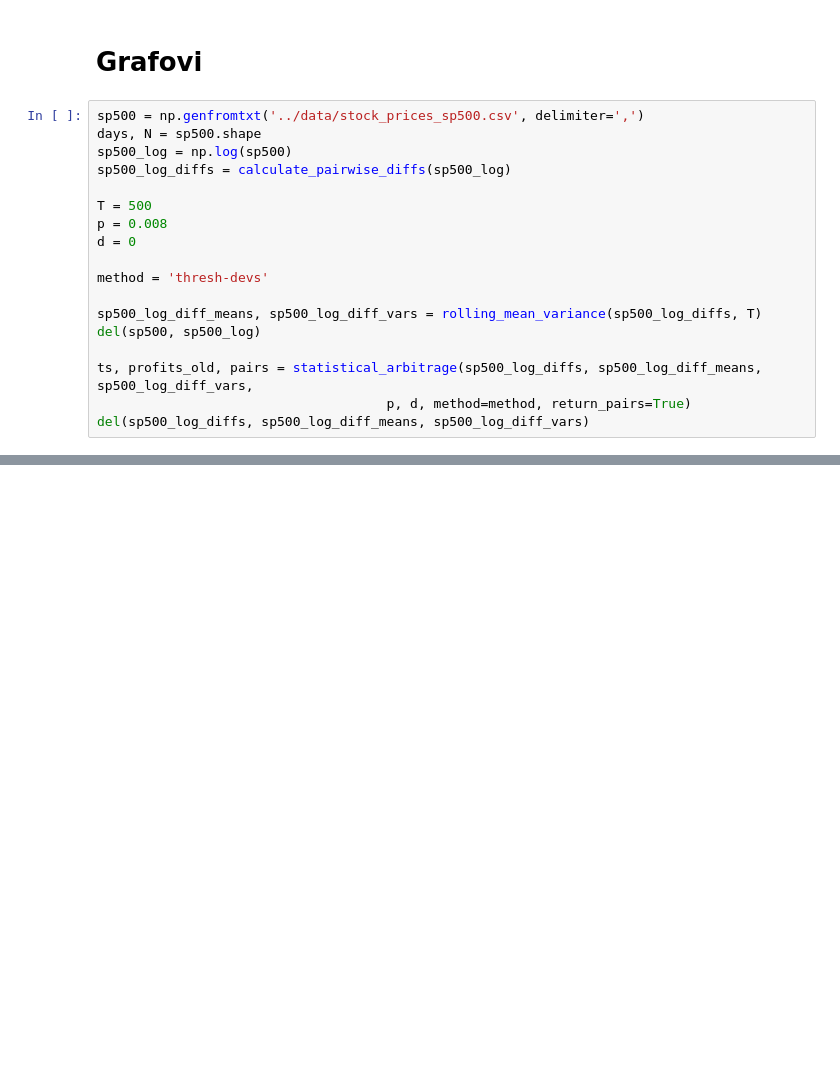
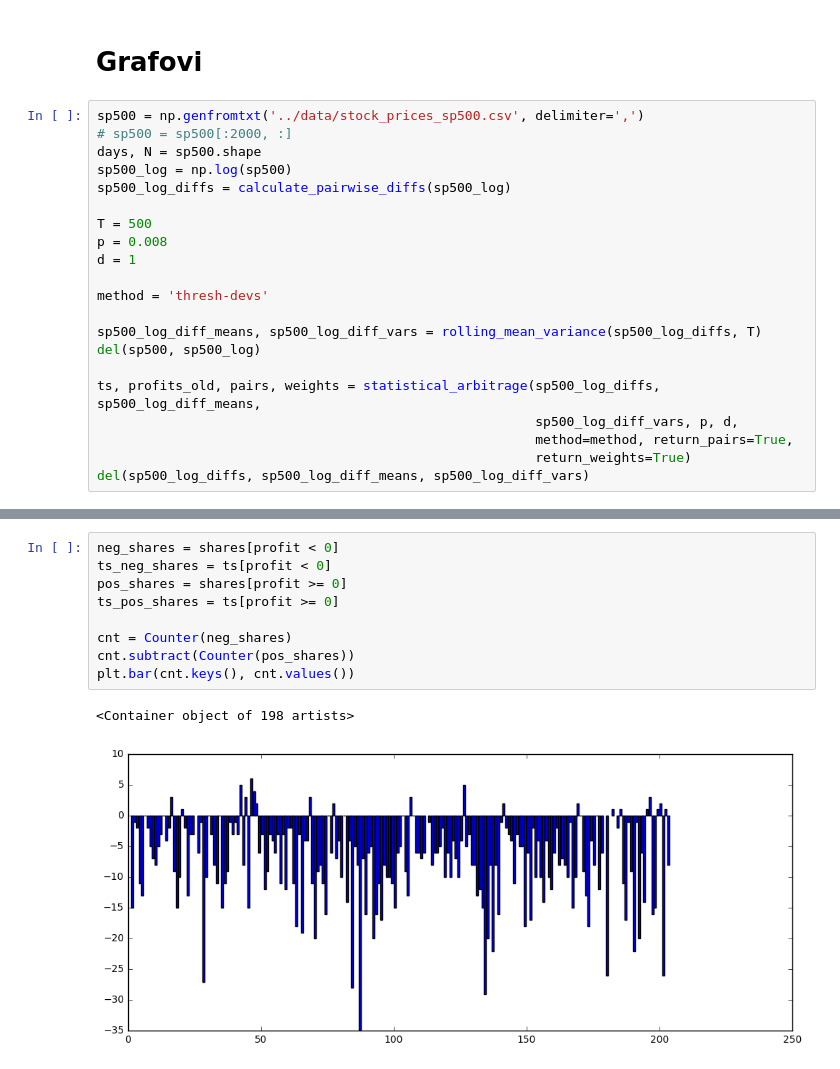
Before and after one commit to mrlovre/diplomski, a Jupyter notebook: ipynb/dipl_02.ipynb, the cells around one changed output, grey strips where cells are left out. Saved outputs shown, nothing was run; the diff lists cells and outputs as text; blank space fills up the shorter version.

```diff
--- a/ipynb/dipl_02.ipynb
+++ b/ipynb/dipl_02.ipynb
@@ -540,20 +293,23 @@ p = 0.008, d = 5, profit = 3.7457247939239817, acc = 0.5404564315352697
 # Grafovi
 # %%
 sp500 = np.genfromtxt('../data/stock_prices_sp500.csv', delimiter=',')
+# sp500 = sp500[:2000, :]
 days, N = sp500.shape
 sp500_log = np.log(sp500)
 sp500_log_diffs = calculate_pairwise_diffs(sp500_log)
 
 T = 500
 p = 0.008
-d = 0
+d = 1
 
 method = 'thresh-devs'
 
 sp500_log_diff_means, sp500_log_diff_vars = rolling_mean_variance(sp500_log_diffs, T)
 del(sp500, sp500_log)
 
-ts, profits_old, pairs = statistical_arbitrage(sp500_log_diffs, sp500_log_diff_means, sp500_log_diff_vars,
-                                     p, d, method=method, return_pairs=True)
+ts, profits_old, pairs, weights = statistical_arbitrage(sp500_log_diffs, sp500_log_diff_means,
+                                                        sp500_log_diff_vars, p, d,
+                                                        method=method, return_pairs=True,
+                                                        return_weights=True)
 del(sp500_log_diffs, sp500_log_diff_means, sp500_log_diff_vars)
 # %%
@@ -656,0 +523,12 @@ accuracy: 0.47887611749680714
+# %%
+neg_shares = shares[profit < 0]
+ts_neg_shares = ts[profit < 0]
+pos_shares = shares[profit >= 0]
+ts_pos_shares = ts[profit >= 0]
+
+cnt = Counter(neg_shares)
+cnt.subtract(Counter(pos_shares))
+plt.bar(cnt.keys(), cnt.values())
+# %% [output]
+<Container object of 198 artists>
+[figure, added]
```
Also changed, not shown: parts of 10 cells of this notebook, 6 other files.
